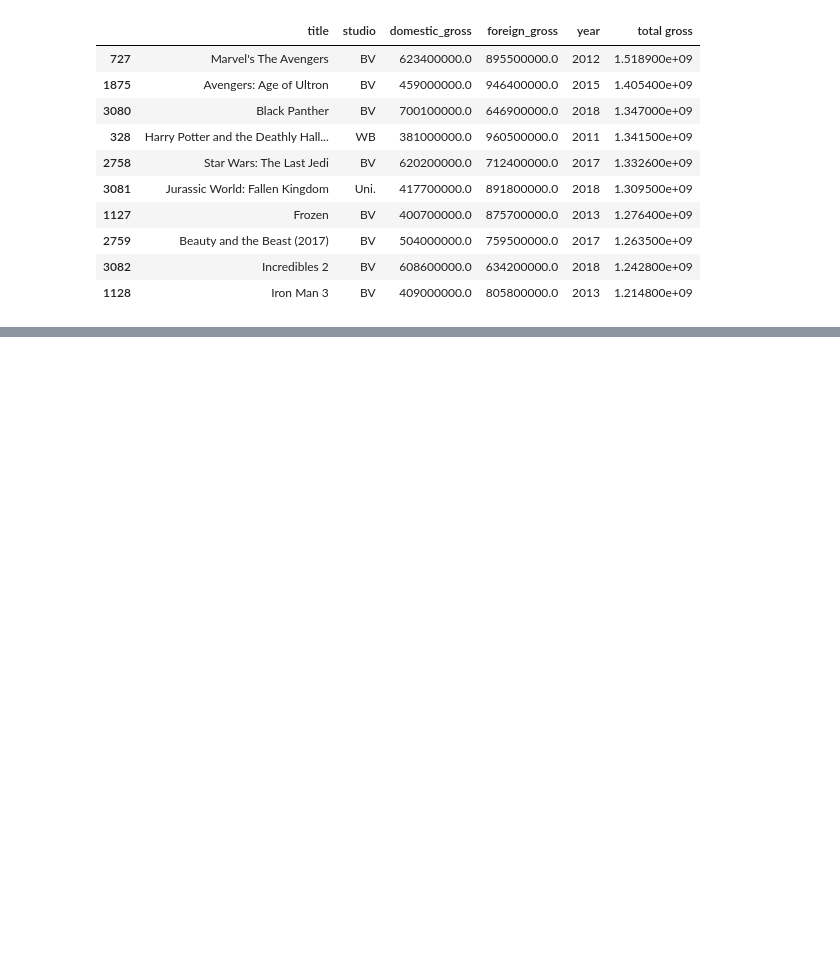
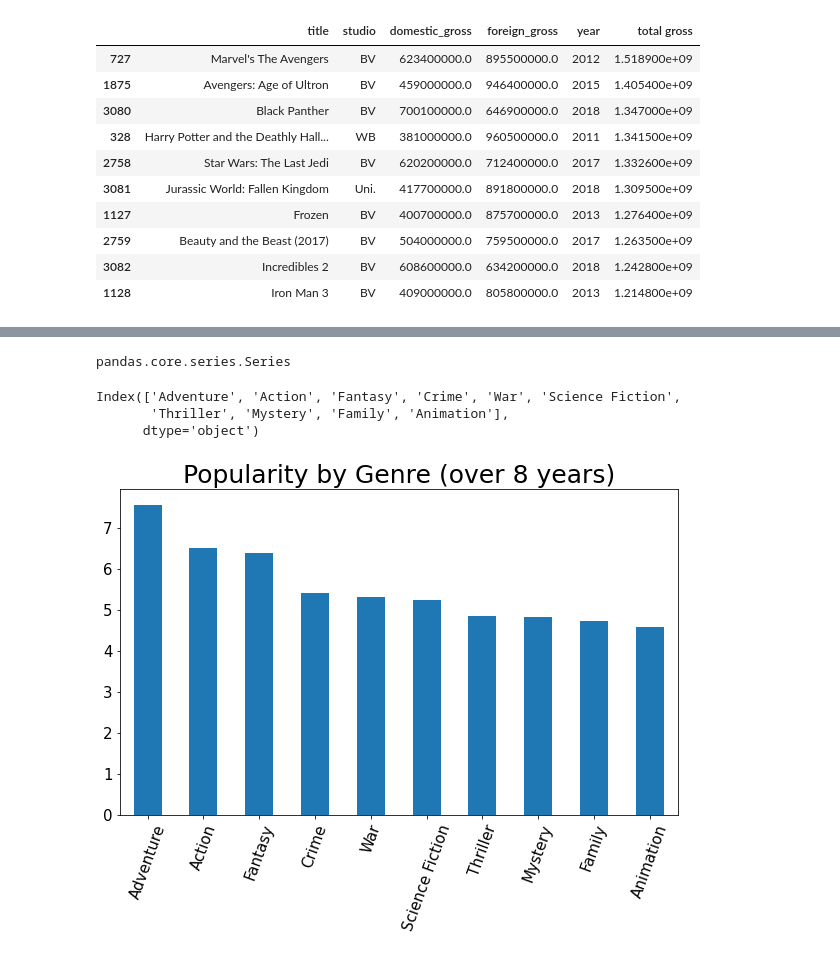
Before and after one commit to rgthomps/Movie-Analysis-Project---Microsoft, a Jupyter notebook: Microsoft Streaming Service.ipynb, the cells around one changed output, grey strips where cells are left out. Saved outputs shown, nothing was run; the diff lists cells and outputs as text; code cells hidden in the pictures; blank space fills up the shorter version.

```diff
--- a/Microsoft Streaming Service.ipynb
+++ b/Microsoft Streaming Service.ipynb
@@ -96,0 +48,2 @@ Name: total gross, Length: 2007, dtype: float64>
+# %%
+TMDB_genre = TMDB_data.explode(column="genre_ids")
@@ -116,2 +103,29 @@ AttributeError: 'Series' object has no attribute 'to_datetime'
+# %%
+# There are two connections between the top 4: They are all Action/Science Fiction
+genres = TMDB_genre.groupby('genre_ids')['popularity'].mean().sort_values(ascending=False).head(10)
+# %%
+type(genres)
+# %% [output]
+pandas.core.series.Series
+# %%
+lst_of_genres = ['Adventure', 'Action', 'Fantasy', 'Crime', 'War', 'Science Fiction', 'Thriller', 'Mystery', 'Family', 'Animation']
+# %%
+genres.index = lst_of_genres
+# %%
+genres.index
+# %% [output]
+Index(['Adventure', 'Action', 'Fantasy', 'Crime', 'War', 'Science Fiction',
+       'Thriller', 'Mystery', 'Family', 'Animation'],
+      dtype='object')
+# %%
+x = genres.index
+y = genres.values
+plt.figure(figsize=(10,6))
+plt.xticks(fontsize=15)
+plt.yticks(fontsize=15)
+plt.title("Popularity by Genre (over 8 years)", fontsize=25)
+ax= genres.plot.bar(x=x, y=y, rot=70)
+# %% [output]
+[figure, added]
 # %%
 TMDB_data
```
Also changed, not shown: parts of 26 cells of this notebook.
